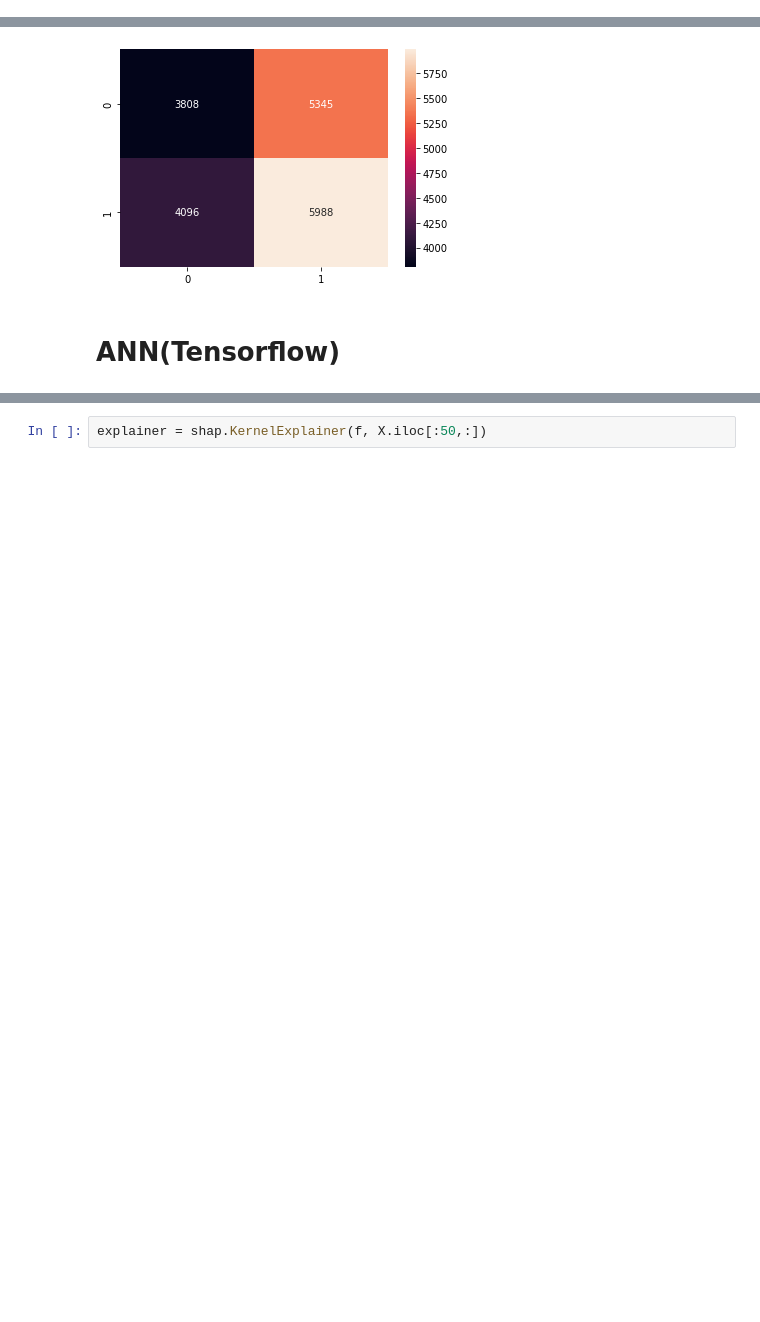
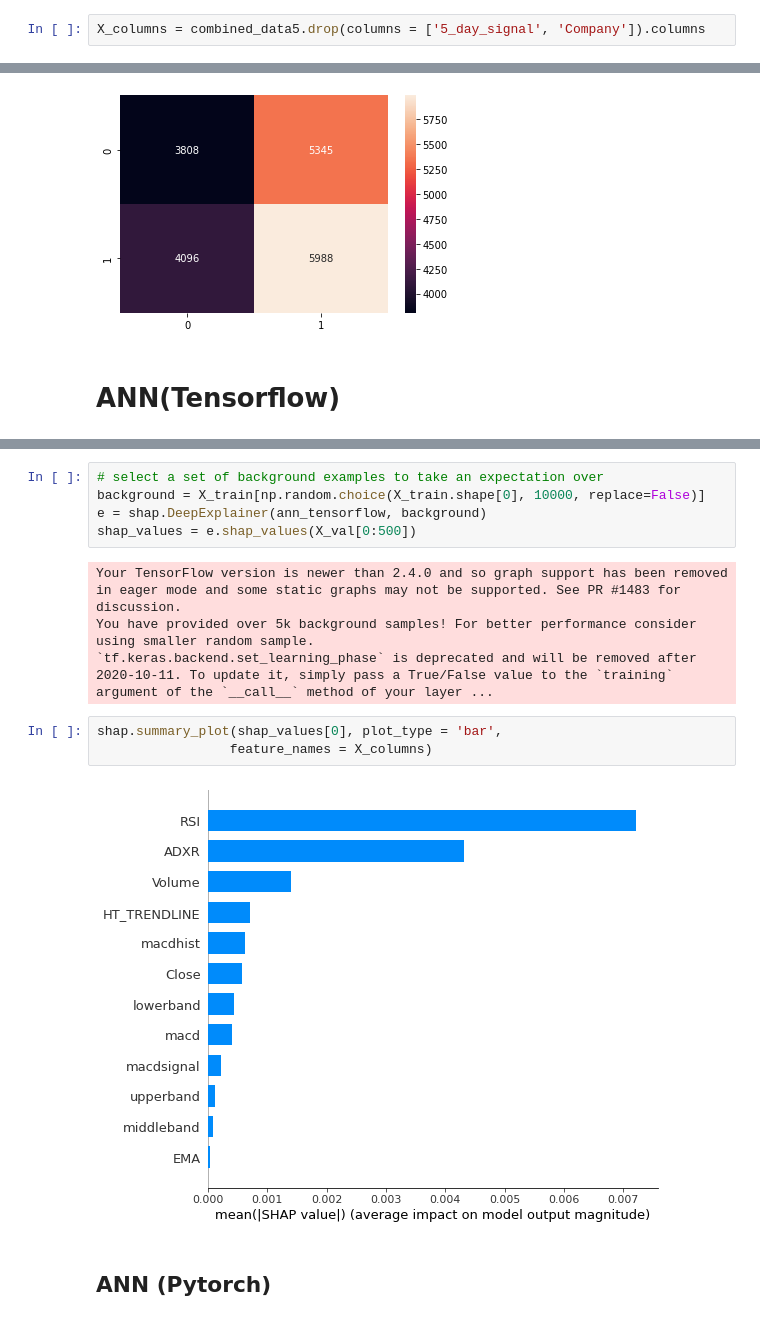
Before and after one commit to abhighosh98/Statistical-Stock-Market-Analysis, a Jupyter notebook: Statistical Analysis.ipynb, the cells around one changed output, grey strips where cells are left out. Drawn from its saved outputs; the diff is of its cells as text; blank space fills up the shorter version.

```diff
--- a/Statistical Analysis.ipynb
+++ b/Statistical Analysis.ipynb
@@ -413,3 +409,5 @@ Index(['Close', 'Volume', 'Company', 'upperband', 'middleband', 'lowerband',
+# %%
+X_columns = combined_data5.drop(columns = ['5_day_signal', 'Company']).columns
 # %%
 # building the model and fitting the data
 log_reg = sm.Logit(y_train.reset_index(drop = True),
@@ -567,2 +565,16 @@ Precision Score : 0.5267372033171289
-# %%
-explainer = shap.KernelExplainer(f, X.iloc[:50,:])
+# %%
+# select a set of background examples to take an expectation over
+background = X_train[np.random.choice(X_train.shape[0], 10000, replace=False)]
+e = shap.DeepExplainer(ann_tensorflow, background)
+shap_values = e.shap_values(X_val[0:500])
+# %% [output]
+Your TensorFlow version is newer than 2.4.0 and so graph support has been removed in eager mode and some static graphs may not be supported. See PR #1483 for discussion.
+You have provided over 5k background samples! For better performance consider using smaller random sample.
+`tf.keras.backend.set_learning_phase` is deprecated and will be removed after 2020-10-11. To update it, simply pass a True/False value to the `training` argument of the `__call__` method of your layer ...
+# %%
+shap.summary_plot(shap_values[0], plot_type = 'bar',
+                 feature_names = X_columns)
+# %% [output]
+[figure, added]
+# %% [markdown]
+## ANN (Pytorch)
```
Also changed, not shown: parts of 20 cells of this notebook.
